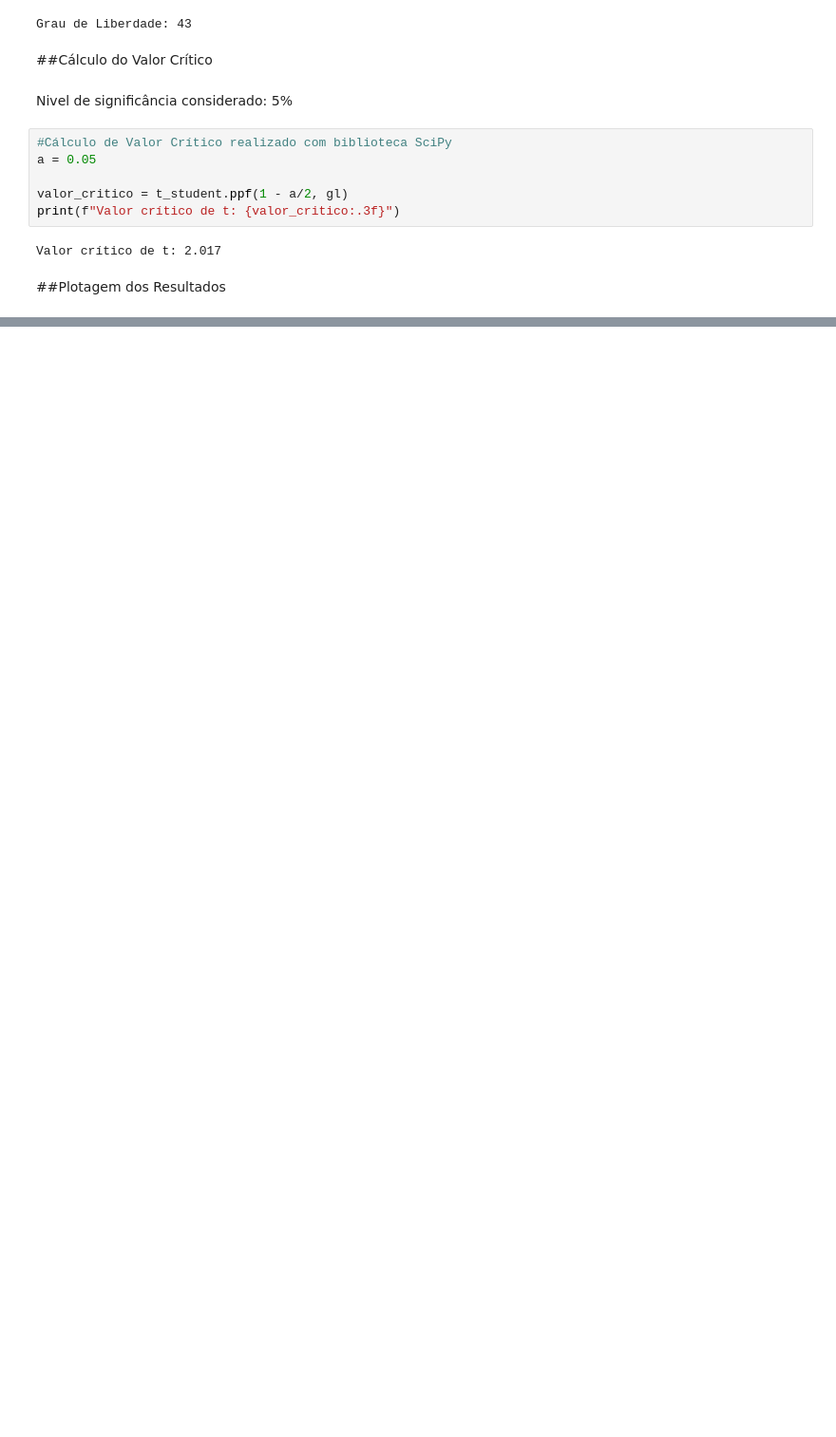
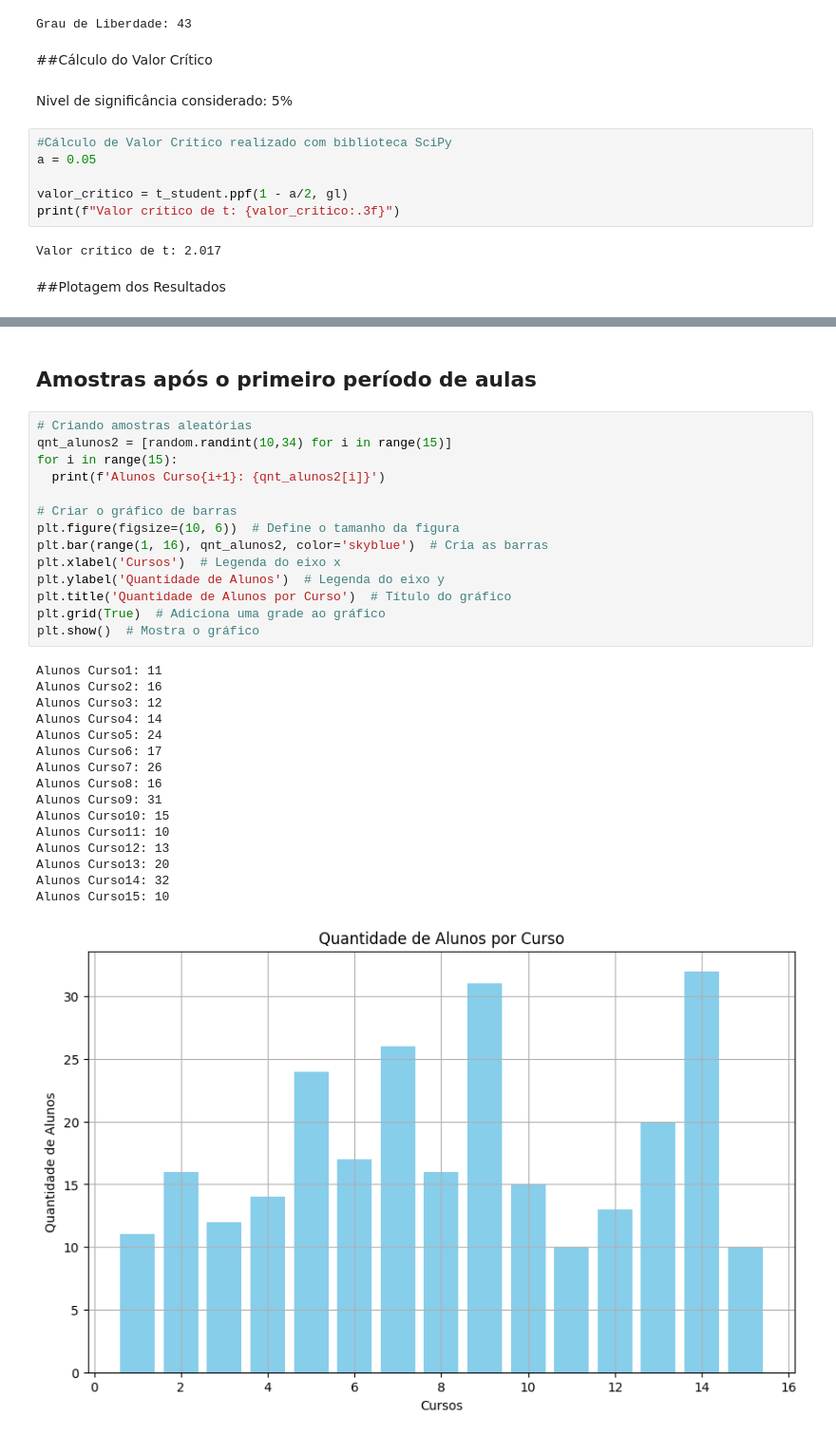
Before and after one commit to guilhermebsousa/inferencia-estatistica, a Jupyter notebook: Inference.ipynb, the cells around one changed output, grey strips where cells are left out. Shown at 95% size. Drawn from its saved outputs; the diff is of its cells as text; blank space fills up the shorter version.

```diff
--- a/Inference.ipynb
+++ b/Inference.ipynb
@@ -924,0 +1057,33 @@ Resultado do teste: Rejeitamos a hipótese nula, há uma diferença significativ
+# %% [markdown]
+## Amostras após o primeiro período de aulas
+# %%
+# Criando amostras aleatórias
+qnt_alunos2 = [random.randint(10,34) for i in range(15)]
+for i in range(15):
+  print(f'Alunos Curso{i+1}: {qnt_alunos2[i]}')
+
+# Criar o gráfico de barras
+plt.figure(figsize=(10, 6))  # Define o tamanho da figura
+plt.bar(range(1, 16), qnt_alunos2, color='skyblue')  # Cria as barras
+plt.xlabel('Cursos')  # Legenda do eixo x
+plt.ylabel('Quantidade de Alunos')  # Legenda do eixo y
+plt.title('Quantidade de Alunos por Curso')  # Título do gráfico
+plt.grid(True)  # Adiciona uma grade ao gráfico
+plt.show()  # Mostra o gráfico
+# %% [output]
+Alunos Curso1: 11
+Alunos Curso2: 16
+Alunos Curso3: 12
+Alunos Curso4: 14
+Alunos Curso5: 24
+Alunos Curso6: 17
+Alunos Curso7: 26
+Alunos Curso8: 16
+Alunos Curso9: 31
+Alunos Curso10: 15
+Alunos Curso11: 10
+Alunos Curso12: 13
+Alunos Curso13: 20
+Alunos Curso14: 32
+Alunos Curso15: 10
+[figure, added]
```
Also changed, not shown: parts of 41 cells of this notebook.
